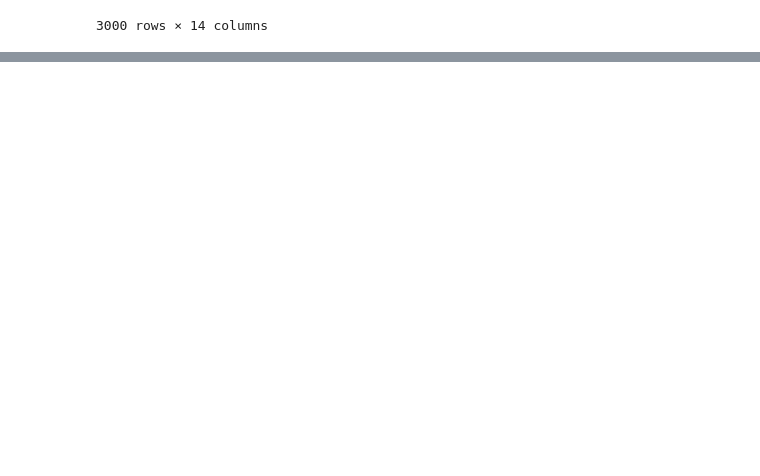
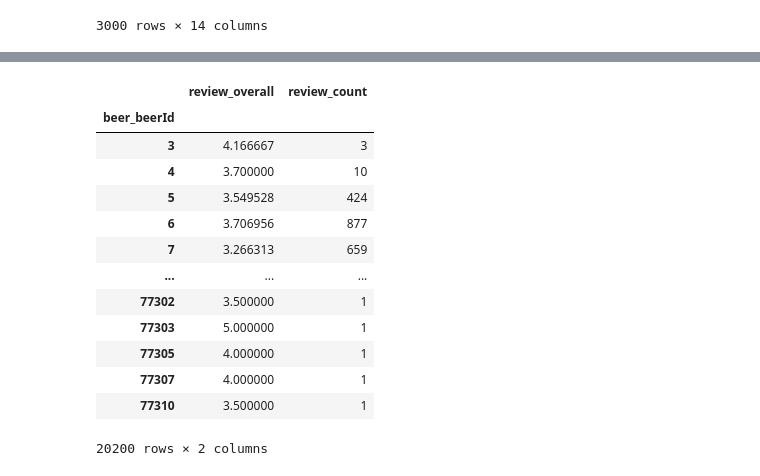
Before and after one commit to utkarsshhh/beer-data-analysis, a Jupyter notebook: Untitled.ipynb, the cells around one changed output, grey strips where cells are left out. Saved outputs shown, nothing was run; the diff lists cells and outputs as text; code cells hidden in the pictures; blank space fills up the shorter version.

```diff
--- a/Untitled.ipynb
+++ b/Untitled.ipynb
@@ -178,0 +179,2 @@ Name: beer_name, Length: 18339, dtype: int64
+# %%
+ratings_df = df[['beer_beerId','beer_name','review_overall']].groupby(by = 'beer_beerId').mean()
@@ -178,0 +198,2 @@ Name: beer_name, Length: 18339, dtype: int64
+# %%
+count_df = df[['beer_beerId','review_overall']].groupby(by = 'beer_beerId').count()
@@ -178,0 +221,17 @@ Name: beer_name, Length: 18339, dtype: int64
+# %%
+grouped_df
+# %% [output]
+|  | review_overall | review_count |
+| beer_beerId |  |  |
+| 3 | 4.166667 | 3 |
+| 4 | 3.700000 | 10 |
+| 5 | 3.549528 | 424 |
+| 6 | 3.706956 | 877 |
+| 7 | 3.266313 | 659 |
+| ... | ... | ... |
+| 77302 | 3.500000 | 1 |
+| 77303 | 5.000000 | 1 |
+| 77305 | 4.000000 | 1 |
+| 77307 | 4.000000 | 1 |
+| 77310 | 3.500000 | 1 |
+20200 rows × 2 columns
```
Also changed, not shown: parts of 17 cells of this notebook.
